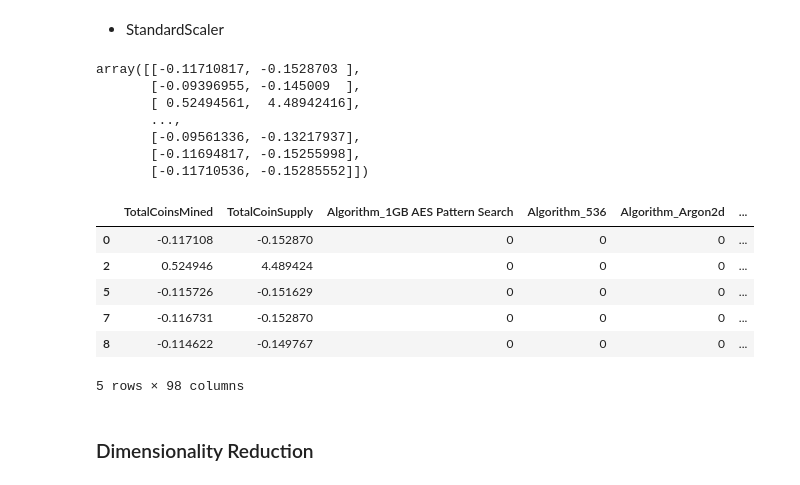
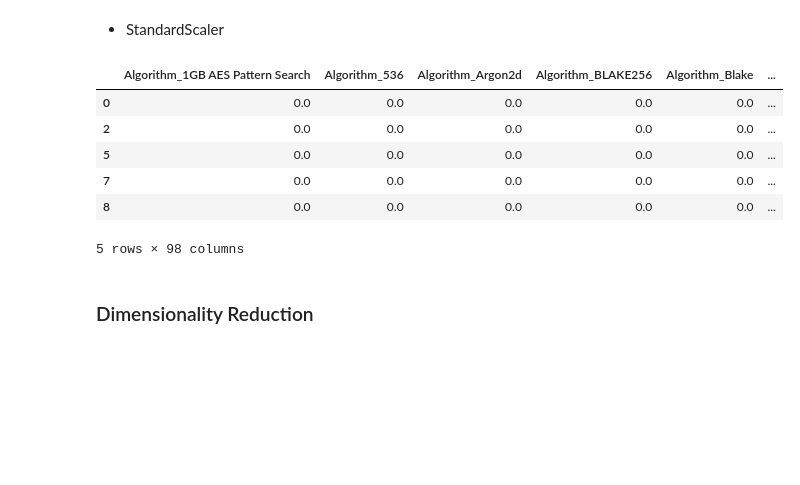
Before and after one commit to DasaSimo/Cryptocurrency-Clusters, a Jupyter notebook: crypto_clusters.ipynb, the cells around one changed output. Saved outputs shown, nothing was run; the diff lists cells and outputs as text; code cells hidden in the pictures; blank space fills up the shorter version.

```diff
--- a/crypto_clusters.ipynb
+++ b/crypto_clusters.ipynb
@@ -120,14 +120,17 @@ MinMaxScaler and RobustScaler code is left for demonstration only.
 # %%
 from sklearn.preprocessing import StandardScaler
 scaler = StandardScaler()
 scaled_data = scaler.fit_transform(df_dummies[['TotalCoinsMined','TotalCoinSupply']])
-scaled_data
+df_scaled = pd.DataFrame(scaled_data, columns=['TotalCoinsMined', 'TotalCoinSupply'])
+new_df_cryptocurrency = pd.concat([df_dummies.drop(['TotalCoinsMined', 'TotalCoinSupply'], axis=1), df_scaled], axis=1)
+crypto_final = new_df_cryptocurrency.dropna()
+crypto_final.head()
 # %% [output]
+|  | Algorithm_1GB AES Pattern Search | Algorithm_536 | Algorithm_Argon2d | Algorithm_BLAKE256 | Algorithm_Blake | ... |
+| 0 | 0.0 | 0.0 | 0.0 | 0.0 | 0.0 | ... |
+| 2 | 0.0 | 0.0 | 0.0 | 0.0 | 0.0 | ... |
+| 5 | 0.0 | 0.0 | 0.0 | 0.0 | 0.0 | ... |
+| 7 | 0.0 | 0.0 | 0.0 | 0.0 | 0.0 | ... |
+| 8 | 0.0 | 0.0 | 0.0 | 0.0 | 0.0 | ... |
-array([[-0.11710817, -0.1528703 ],
-       [-0.09396955, -0.145009  ],
-       [ 0.52494561,  4.48942416],
-       ...,
-       [-0.09561336, -0.13217937],
-       [-0.11694817, -0.15255998],
-       [-0.11710536, -0.15285552]])
+5 rows × 98 columns
 # %%
@@ -135,19 +138,12 @@ df_scaled = pd.DataFrame(scaled_data)
 #df_scaled
 # %%
-new_df_cryptocurrency = pd.DataFrame(df_dummies)
-new_df_cryptocurrency['TotalCoinsMined'] =df_scaled[0]
-new_df_cryptocurrency['TotalCoinSupply'] =df_scaled[1]
+# new_df_cryptocurrency = pd.DataFrame(df_dummies)
 
-crypto_final = new_df_cryptocurrency.dropna()
-crypto_final.head()
+# new_df_cryptocurrency['TotalCoinsMined'] =df_scaled[0]
+# new_df_cryptocurrency['TotalCoinSupply'] =df_scaled[1]
+
+# crypto_final = new_df_cryptocurrency.dropna()
+# crypto_final.head()
-# %% [output]
-|  | TotalCoinsMined | TotalCoinSupply | Algorithm_1GB AES Pattern Search | Algorithm_536 | Algorithm_Argon2d | ... |
-| 0 | -0.117108 | -0.152870 | 0 | 0 | 0 | ... |
-| 2 | 0.524946 | 4.489424 | 0 | 0 | 0 | ... |
-| 5 | -0.115726 | -0.151629 | 0 | 0 | 0 | ... |
-| 7 | -0.116731 | -0.152870 | 0 | 0 | 0 | ... |
-| 8 | -0.114622 | -0.149767 | 0 | 0 | 0 | ... |
-5 rows × 98 columns
 # %% [markdown]
 ### Dimensionality Reduction
 # %% [markdown]
```
Also changed, not shown: parts of 8 cells of this notebook.
